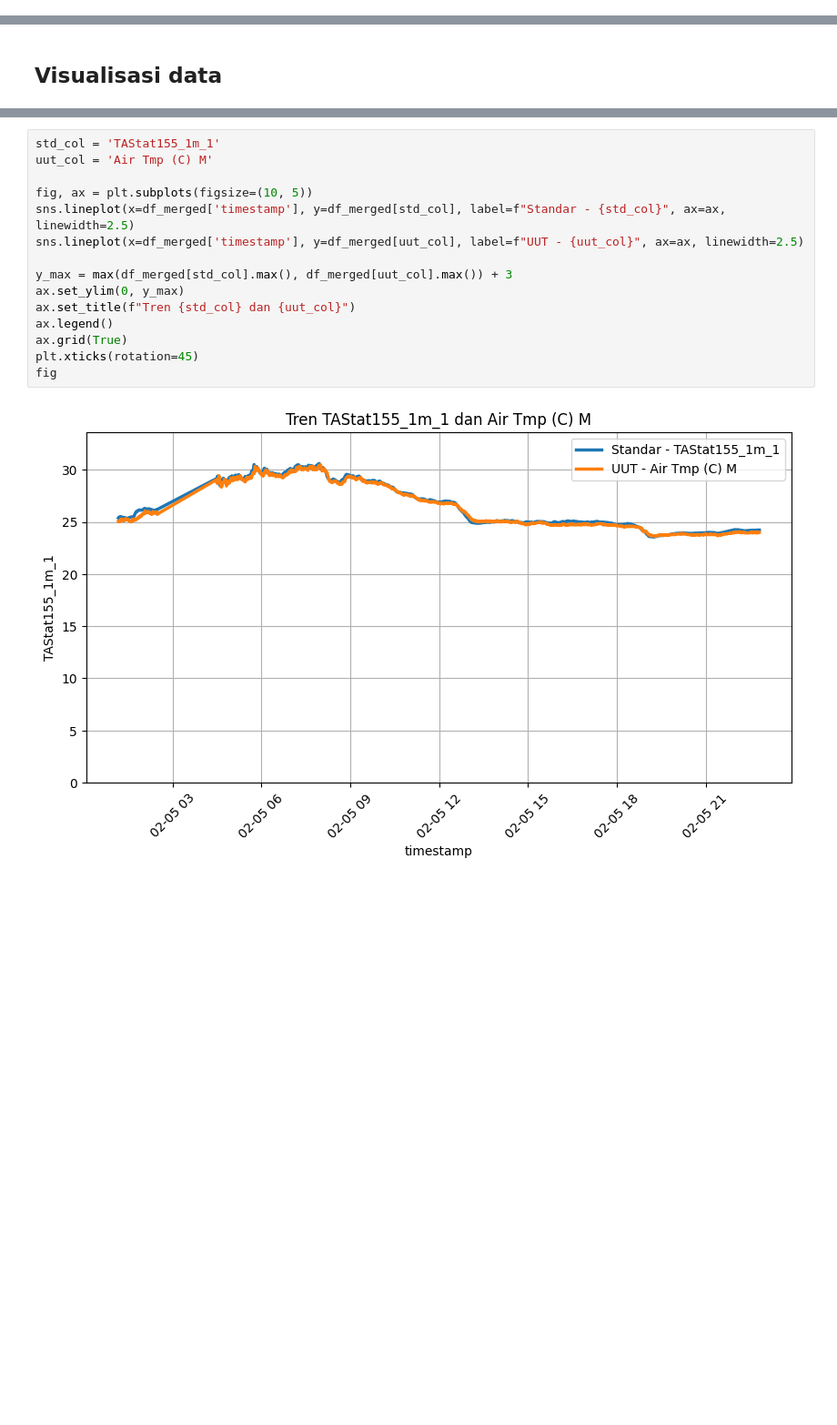
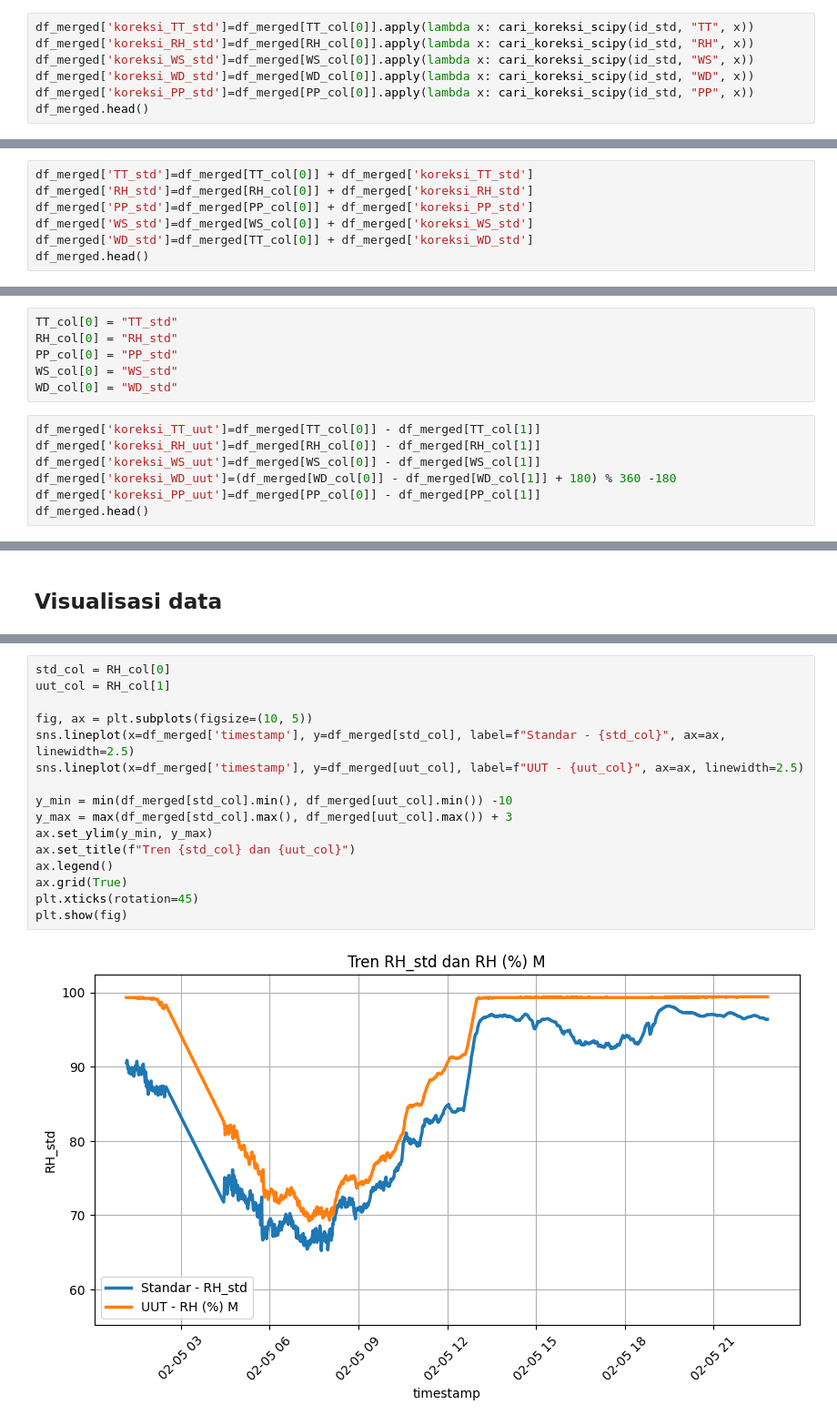
Before and after one commit to HandiSutriyan/CompareDataLapang, a Jupyter notebook: analisis.ipynb, the cells around one changed output, grey strips where cells are left out. Shown at 91% size. Drawn from its saved outputs; the diff is of its cells as text; blank space fills up the shorter version.

```diff
--- a/analisis.ipynb
+++ b/analisis.ipynb
@@ -319,0 +417,7 @@ df_merged = df_merged.iloc[70:-70]
+# %%
+df_merged['koreksi_TT_std']=df_merged[TT_col[0]].apply(lambda x: cari_koreksi_scipy(id_std, "TT", x))
+df_merged['koreksi_RH_std']=df_merged[RH_col[0]].apply(lambda x: cari_koreksi_scipy(id_std, "RH", x))
+df_merged['koreksi_WS_std']=df_merged[WS_col[0]].apply(lambda x: cari_koreksi_scipy(id_std, "WS", x))
+df_merged['koreksi_WD_std']=df_merged[WD_col[0]].apply(lambda x: cari_koreksi_scipy(id_std, "WD", x))
+df_merged['koreksi_PP_std']=df_merged[PP_col[0]].apply(lambda x: cari_koreksi_scipy(id_std, "PP", x))
+df_merged.head()
@@ -320,2 +432,9 @@ df_merged = df_merged.iloc[70:-70]
 # %% [markdown]
 ### Hitung nilai koreksi
+# %%
+df_merged['TT_std']=df_merged[TT_col[0]] + df_merged['koreksi_TT_std']
+df_merged['RH_std']=df_merged[RH_col[0]] + df_merged['koreksi_RH_std']
+df_merged['PP_std']=df_merged[PP_col[0]] + df_merged['koreksi_PP_std']
+df_merged['WS_std']=df_merged[WS_col[0]] + df_merged['koreksi_WS_std']
+df_merged['WD_std']=df_merged[TT_col[0]] + df_merged['koreksi_WD_std']
+df_merged.head()
@@ -321,0 +449,13 @@ df_merged = df_merged.iloc[70:-70]
+# %%
+TT_col[0] = "TT_std"
+RH_col[0] = "RH_std"
+PP_col[0] = "PP_std"
+WS_col[0] = "WS_std"
+WD_col[0] = "WD_std"
+# %%
+df_merged['koreksi_TT_uut']=df_merged[TT_col[0]] - df_merged[TT_col[1]]
+df_merged['koreksi_RH_uut']=df_merged[RH_col[0]] - df_merged[RH_col[1]]
+df_merged['koreksi_WS_uut']=df_merged[WS_col[0]] - df_merged[WS_col[1]]
+df_merged['koreksi_WD_uut']=(df_merged[WD_col[0]] - df_merged[WD_col[1]] + 180) % 360 -180
+df_merged['koreksi_PP_uut']=df_merged[PP_col[0]] - df_merged[PP_col[1]]
+df_merged.head()
@@ -332,17 +496,18 @@ Index(['timestamp', 'PressureMeas_1m', 'TAStat155_1m_1', 'RHStat155_1m_1',
 # %%
-std_col = 'TAStat155_1m_1'
-uut_col = 'Air Tmp (C) M'
+std_col = RH_col[0]
+uut_col = RH_col[1]
 
 fig, ax = plt.subplots(figsize=(10, 5))
 sns.lineplot(x=df_merged['timestamp'], y=df_merged[std_col], label=f"Standar - {std_col}", ax=ax, linewidth=2.5)
 sns.lineplot(x=df_merged['timestamp'], y=df_merged[uut_col], label=f"UUT - {uut_col}", ax=ax, linewidth=2.5)
 
+y_min = min(df_merged[std_col].min(), df_merged[uut_col].min()) -10
 y_max = max(df_merged[std_col].max(), df_merged[uut_col].max()) + 3
-ax.set_ylim(0, y_max)
+ax.set_ylim(y_min, y_max)
 ax.set_title(f"Tren {std_col} dan {uut_col}")
 ax.legend()
 ax.grid(True)
 plt.xticks(rotation=45)
-fig
+plt.show(fig)
 # %% [output]
-[figure, old version]
+[figure, new version]
```
Also changed, not shown: parts of 19 cells of this notebook, 3 other files.
